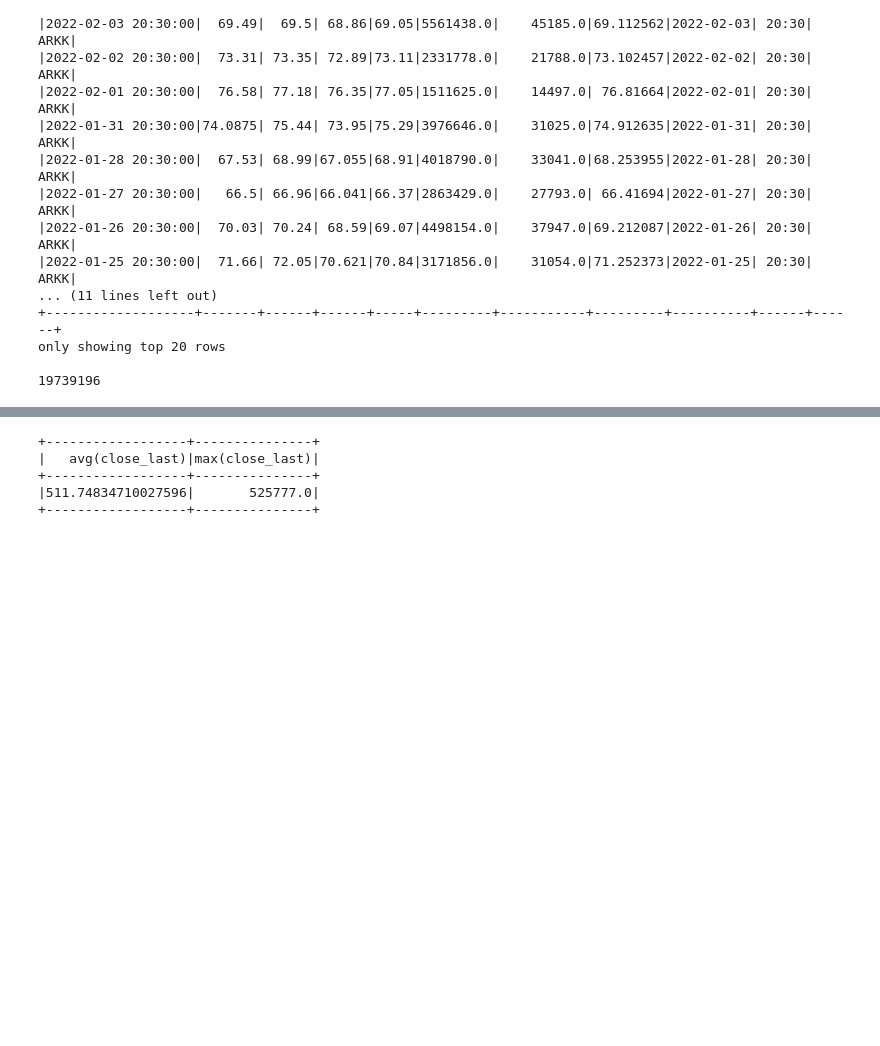
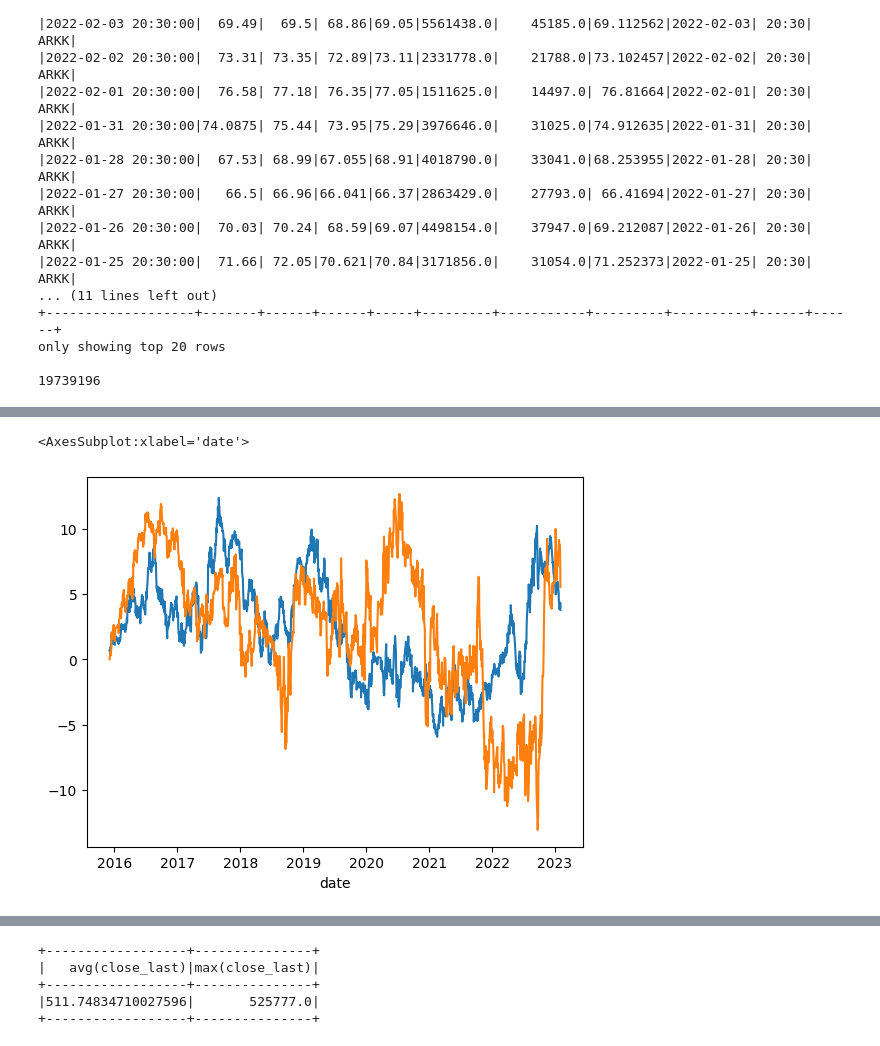
Before and after one commit to aws-samples/quant-research, a Jupyter notebook: src/notebooks/quant_research_examples/intraday_momentum.ipynb, the cells around one changed output, grey strips where cells are left out. Saved outputs shown, nothing was run; the diff lists cells and outputs as text; code cells hidden in the pictures; blank space fills up the shorter version.

```diff
--- a/src/notebooks/quant_research_examples/intraday_momentum.ipynb
+++ b/src/notebooks/quant_research_examples/intraday_momentum.ipynb
@@ -904,0 +984,3 @@ date
+# %%
+daily_pnl_pd=daily_pnl_df.withColumn('up_down_percent',(py_f.col('dir_first_sum')/py_f.col('symbol_count'))).toPandas().set_index('date').sort_index()
+daily_pnl_pd
@@ -904,0 +1002,3 @@ date
+# %%
+daily_pnl_pd=daily_pnl_pd.join(bench_pd*100)#.query('symbol_count>100')[['up_down_percent']].rolling(100).sum().plot()
+daily_pnl_pd
@@ -904,0 +1020,8 @@ date
+# %%
+
+daily_pnl_pd['up_down_percent'].rolling(200,min_periods=1).sum().plot()#.scatter(x='up_down_percent',y='pct_change_eod')
+#daily_pnl_pd['pct_change_eod'].shift(0).rolling(200,min_periods=1).sum().plot()
+daily_pnl_pd['pct_change_eod'].shift(-50).rolling(200,min_periods=1).sum().plot()
+# %% [output]
+<AxesSubplot:xlabel='date'>
+[figure, added]
```
Also changed, not shown: parts of 38 cells of this notebook, 4 other files.
